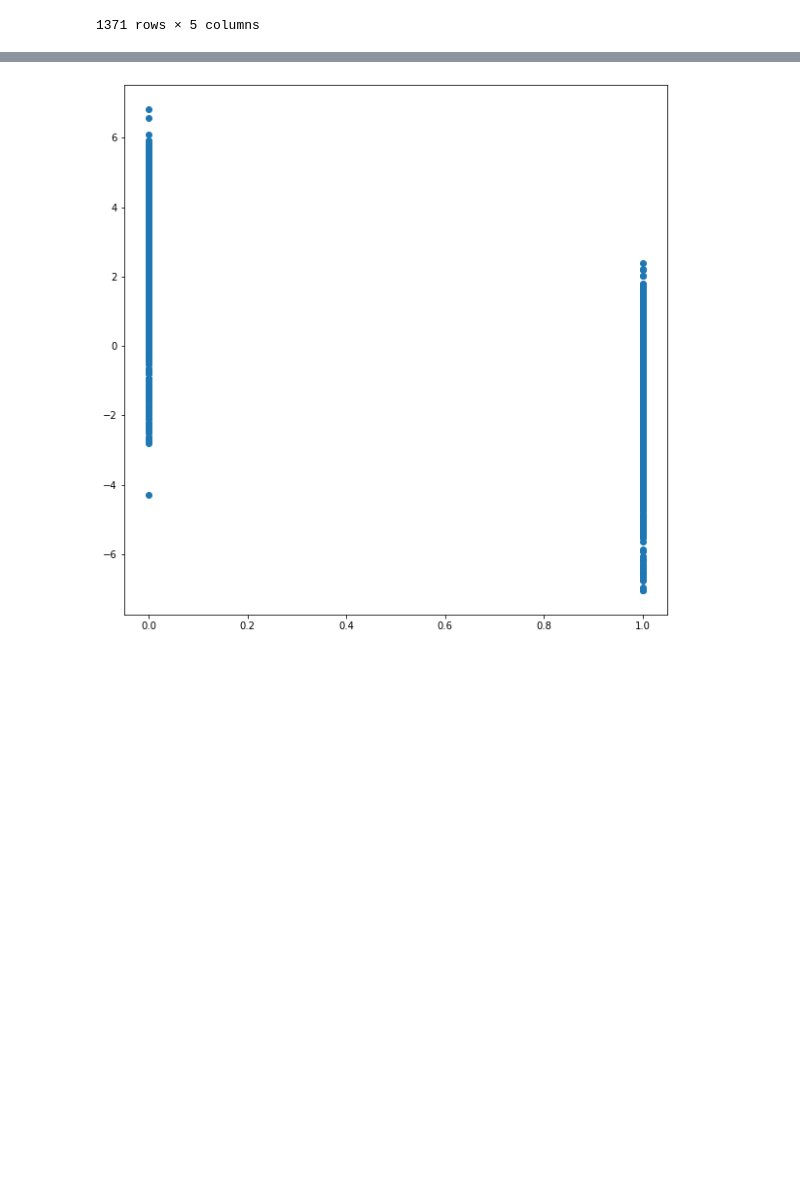
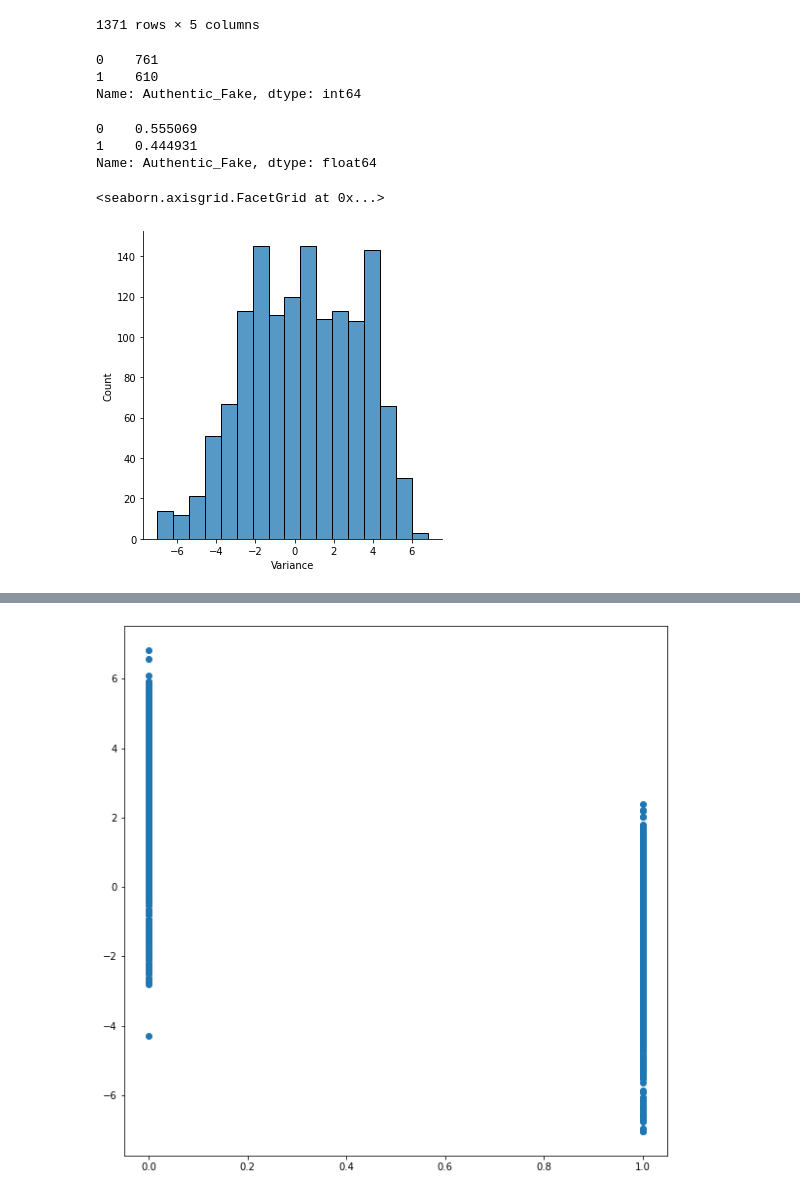
Before and after one commit to daniellejenkins17/Banknote_Classification_Real_Or_Fake, a Jupyter notebook: Banknote Day 1.ipynb, the cells around one changed output, grey strips where cells are left out. Saved outputs shown, nothing was run; the diff lists cells and outputs as text; code cells hidden in the pictures; blank space fills up the shorter version.

```diff
--- a/Banknote Day 1.ipynb
+++ b/Banknote Day 1.ipynb
@@ -114,3 +114,20 @@ df
 
 #read the lab notes and take notes
 #make notes in EN from my black notebook from today
+# %%
+df.Authentic_Fake.value_counts()
+# %% [output]
+0    761
+1    610
+Name: Authentic_Fake, dtype: int64
+# %%
+df.Authentic_Fake.value_counts(normalize = True)
+# %% [output]
+0    0.555069
+1    0.444931
+Name: Authentic_Fake, dtype: float64
+# %%
+sns.displot(df['Variance'])
+# %% [output]
+<seaborn.axisgrid.FacetGrid at 0x...>
+[figure, added]
```
Also changed, not shown: parts of 6 cells of this notebook, 1 other file.
